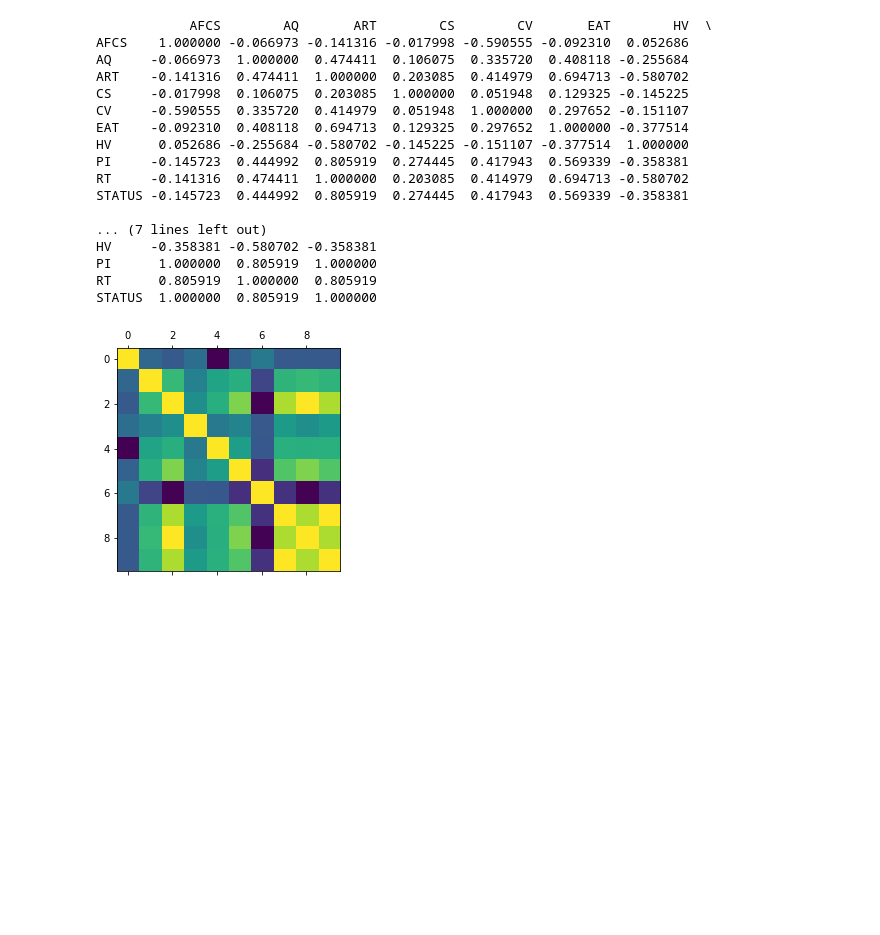
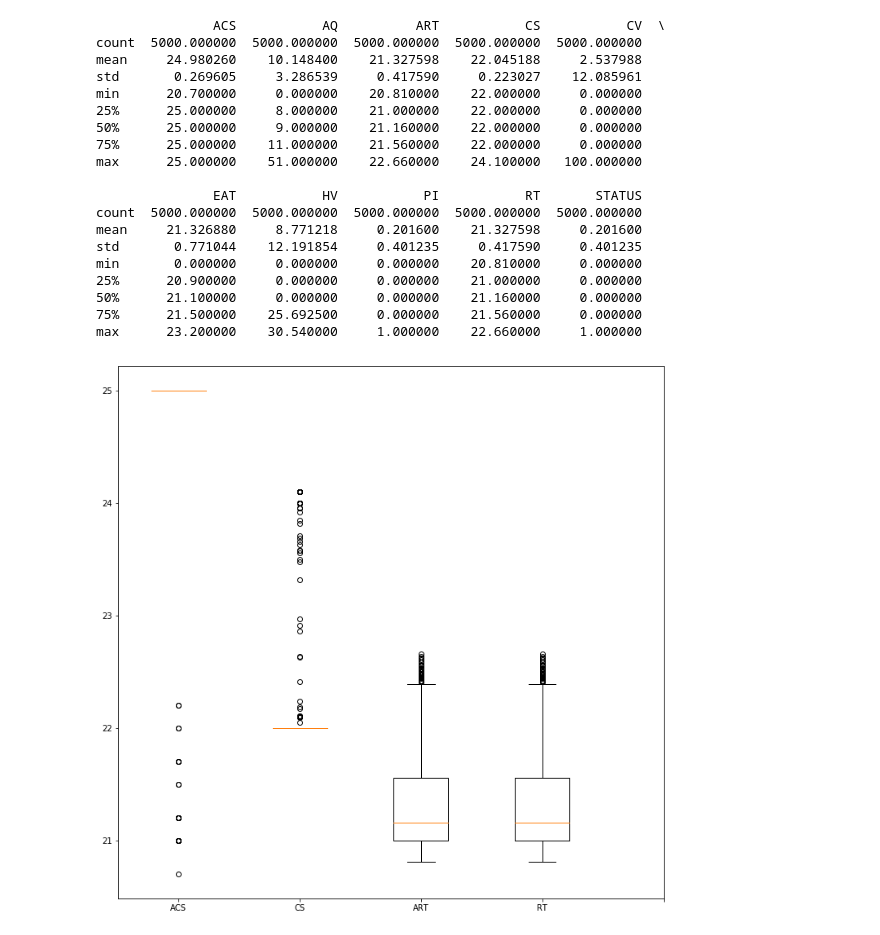
Before and after one commit to T3SC/smart-energy, a Jupyter notebook: exploratory_analysis.ipynb, the cells around one changed output. Drawn from its saved outputs; the diff is of its cells as text; code cells hidden in the pictures; blank space fills up the shorter version.

Commit message:
boxplot, corrmatrix and visualization implemented

```diff
--- a/exploratory_analysis.ipynb
+++ b/exploratory_analysis.ipynb
@@ -11,6 +11,12 @@ import numpy as np
 import matplotlib.pyplot as plt
 from os import listdir
 from os import path
+from IPython.display import Markdown, display
+
+def printmd(string):
+    display(Markdown(string))
+    printmd('**bold**')
+
 
 def read_file():
 
@@ -30,7 +36,7 @@ def read_file():
     data['utc_org_rec_time'] = pd.to_datetime(data['utc_org_rec_time'])
     data['utc_org_rec_time'] = pd.DatetimeIndex(data['utc_org_rec_time'])
 
-    data.columns = ['time', 'AFCS', 'AQ', 'ART', 'CS', 'CV', 'EAT', 'HV', 'PI', 'RT', 'STATUS']
+    data.columns = ['time', 'ACS', 'AQ', 'ART', 'CS', 'CV', 'EAT', 'HV', 'PI', 'RT', 'STATUS']
 
     return data
 # %% [markdown]
@@ -45,30 +53,34 @@ HV   : Heating Valve
-# %%
-def visualize_corr():
-
-    data = read_file()
-    cd = data.corr()
-    print cd
-
-    plt.matshow(data.corr())
-    plt.show()
-
-visualize_corr()
-# %% [output]
-            AFCS        AQ       ART        CS        CV       EAT        HV  \
-AFCS    1.000000 -0.066973 -0.141316 -0.017998 -0.590555 -0.092310  0.052686
-AQ     -0.066973  1.000000  0.474411  0.106075  0.335720  0.408118 -0.255684
-ART    -0.141316  0.474411  1.000000  0.203085  0.414979  0.694713 -0.580702
-CS     -0.017998  0.106075  0.203085  1.000000  0.051948  0.129325 -0.145225
-CV     -0.590555  0.335720  0.414979  0.051948  1.000000  0.297652 -0.151107
-EAT    -0.092310  0.408118  0.694713  0.129325  0.297652  1.000000 -0.377514
-HV      0.052686 -0.255684 -0.580702 -0.145225 -0.151107 -0.377514  1.000000
-PI     -0.145723  0.444992  0.805919  0.274445  0.417943  0.569339 -0.358381
-RT     -0.141316  0.474411  1.000000  0.203085  0.414979  0.694713 -0.580702
-STATUS -0.145723  0.444992  0.805919  0.274445  0.417943  0.569339 -0.358381
-
-... (7 lines left out)
-HV     -0.358381 -0.580702 -0.358381
-PI      1.000000  0.805919  1.000000
-RT      0.805919  1.000000  0.805919
-STATUS  1.000000  0.805919  1.000000
-[figure, removed]
+# %%
+def basic_stats():
+
+    data = read_file()
+    print data.describe()
+
+    fig = plt.figure(figsize=(12,12))
+    ax = fig.add_subplot(111)
+    ax.boxplot(np.array(data[['ACS','CS','ART','RT']]))
+    plt.xticks([1, 2, 3, 4, 5], ['ACS', 'CS', 'ART', 'RT'])
+    plt.show()
+
+basic_stats()
+# %% [output]
+               ACS           AQ          ART           CS           CV  \
+count  5000.000000  5000.000000  5000.000000  5000.000000  5000.000000
+mean     24.980260    10.148400    21.327598    22.045188     2.537988
+std       0.269605     3.286539     0.417590     0.223027    12.085961
+min      20.700000     0.000000    20.810000    22.000000     0.000000
+25%      25.000000     8.000000    21.000000    22.000000     0.000000
+50%      25.000000     9.000000    21.160000    22.000000     0.000000
+75%      25.000000    11.000000    21.560000    22.000000     0.000000
+max      25.000000    51.000000    22.660000    24.100000   100.000000
+
+               EAT           HV           PI           RT       STATUS
+count  5000.000000  5000.000000  5000.000000  5000.000000  5000.000000
+mean     21.326880     8.771218     0.201600    21.327598     0.201600
+std       0.771044    12.191854     0.401235     0.417590     0.401235
+min       0.000000     0.000000     0.000000    20.810000     0.000000
+25%      20.900000     0.000000     0.000000    21.000000     0.000000
+50%      21.100000     0.000000     0.000000    21.160000     0.000000
+75%      21.500000    25.692500     0.000000    21.560000     0.000000
+max      23.200000    30.540000     1.000000    22.660000     1.000000
+[figure, added]
```
Also changed, not shown: parts of 2 cells of this notebook.
